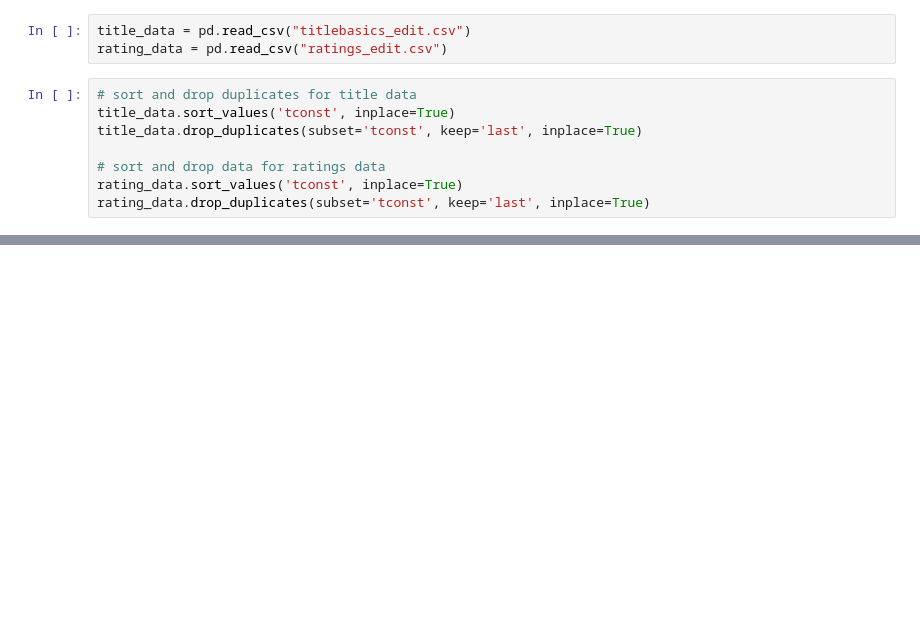
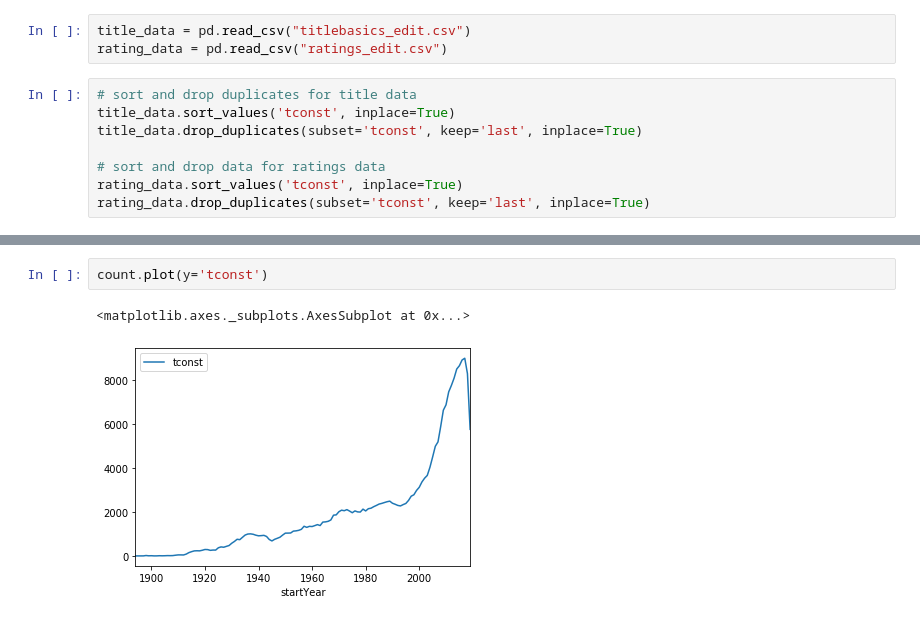
Before and after one commit to CostaDiver/5400Project, a Jupyter notebook: 5400 Project.ipynb, the cells around one changed output, grey strips where cells are left out. Drawn from its saved outputs; the diff is of its cells as text; blank space fills up the shorter version.

```diff
--- a/5400 Project.ipynb
+++ b/5400 Project.ipynb
@@ -48,0 +60,5 @@ data.head()
+# %%
+count.plot(y='tconst')
+# %% [output]
+<matplotlib.axes._subplots.AxesSubplot at 0x...>
+[figure, added]
```
Also changed, not shown: parts of 9 cells of this notebook, 1 other file.
